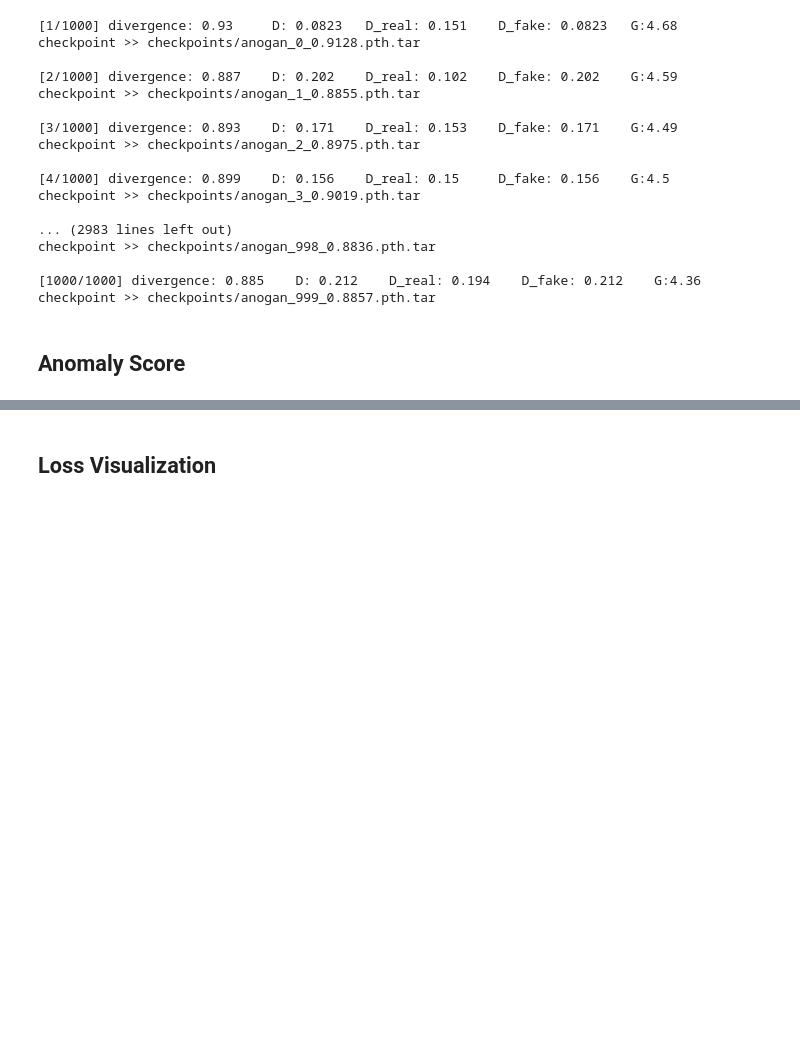
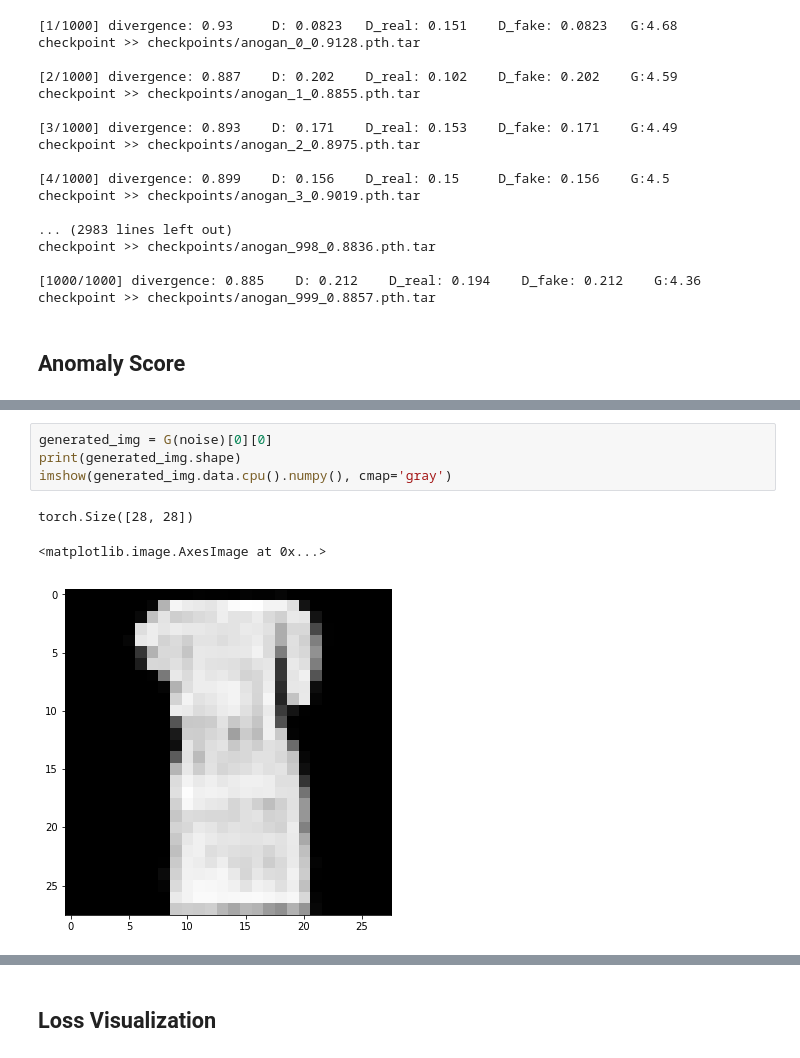
Before and after one commit to AndersonJo/gan-yhat, a Jupyter notebook: 08 anogan/anogan-pytorch.ipynb, the cells around one changed output, grey strips where cells are left out. Cells and saved outputs as stored; diff of their text form; blank space fills up the shorter version.

```diff
--- a/08 anogan/anogan-pytorch.ipynb
+++ b/08 anogan/anogan-pytorch.ipynb
@@ -442 +498,9 @@ TypeError: backward() got an unexpected keyword argument 'retain_graph'
+# %%
+generated_img = G(noise)[0][0]
+print(generated_img.shape)
+imshow(generated_img.data.cpu().numpy(), cmap='gray')
+# %% [output]
+torch.Size([28, 28])
+<matplotlib.image.AxesImage at 0x...>
+[figure, added]
 # %%
```
Also changed, not shown: parts of 9 cells of this notebook, 1 other file.
